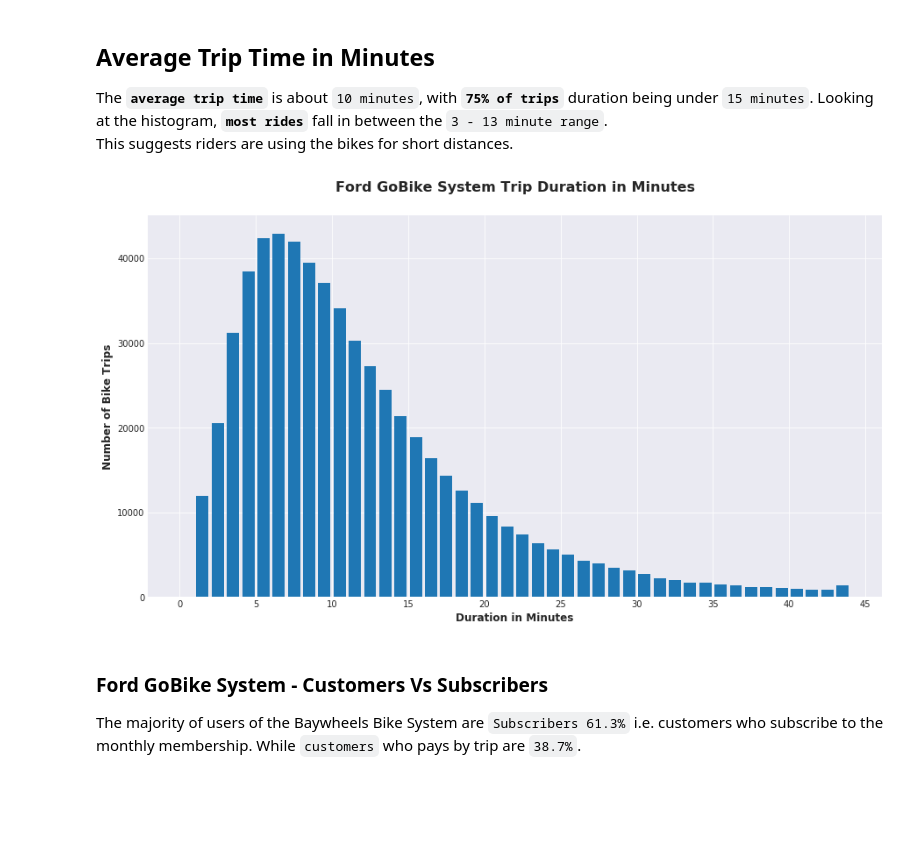
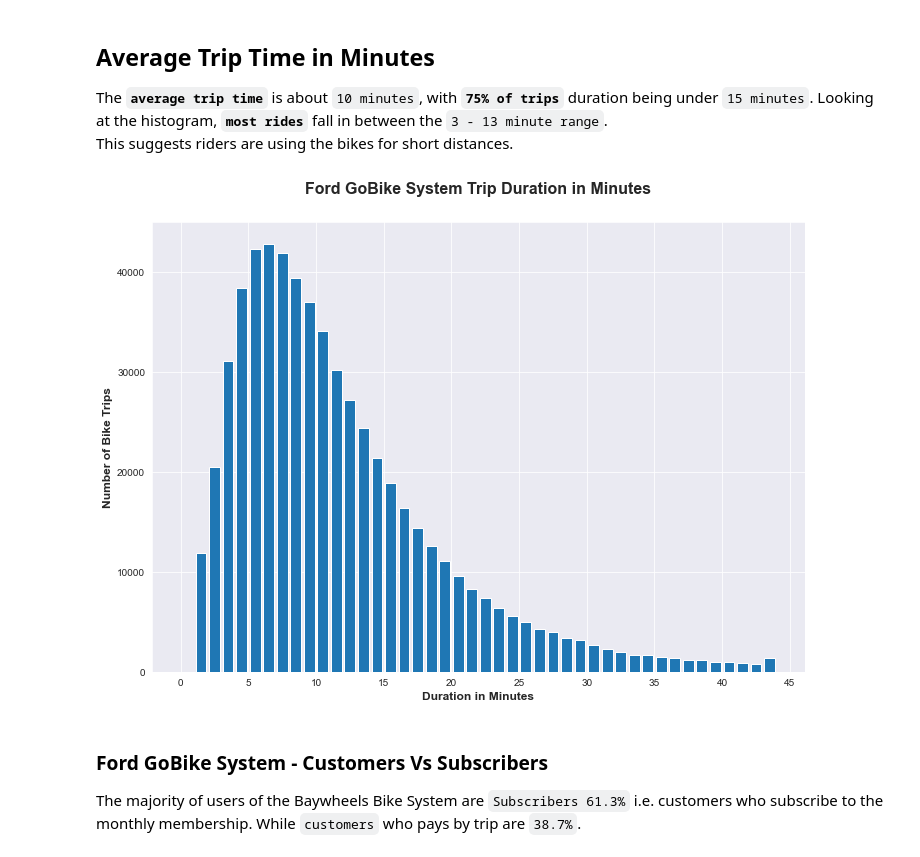
Before and after one commit to IslamFSoliman/Communicate-Data-Findings, a Jupyter notebook: slides.ipynb, the cells around one changed output. Cells and saved outputs as stored; diff of their text form; code cells hidden in the pictures; blank space fills up the shorter version.

```diff
--- a/slides.ipynb
+++ b/slides.ipynb
@@ -62,18 +62,18 @@ plt.ylabel('Number of Bike Trips', fontsize=14, fontweight='bold');
 
 The **`average trip time`** is about `10 minutes`, with **`75% of trips`** duration being under `15 minutes`. Looking at the histogram, **`most rides`** fall in between the `3 - 13 minute range`.<br>This suggests riders are using the bikes for short distances.
 # %%
-plt.figure(figsize=[15, 8])
+plt.figure(figsize=[11.69, 8.27])
 bin_edges = np.arange(0, 45, 1)
 ticks = [0, 5, 10, 15, 20, 25, 30, 35, 40, 45]
 lables = ['{}'.format(val) for val in ticks]
 
 plt.hist(data = df, x = 'duration_min', bins = bin_edges, rwidth = 0.8,  color = base_color)
 plt.title('Ford GoBike System Trip Duration in Minutes', y=1.05, fontsize=16, fontweight='bold')
 plt.xlabel('Duration in Minutes', fontsize=12, fontweight='bold')
 plt.ylabel('Number of Bike Trips', fontsize=12, fontweight='bold')
 plt.xticks(ticks, lables);
 # %% [output]
-[figure, old version]
+[figure, new version]
 # %% [markdown]
 ### Ford GoBike System - Customers Vs Subscribers
 The majority of users of the Baywheels Bike System are `Subscribers 61.3%` i.e. customers who subscribe to the monthly membership. While `customers` who pays by trip are `38.7%`.
```
Also changed, not shown: parts of 4 cells of this notebook, 1 other file.
